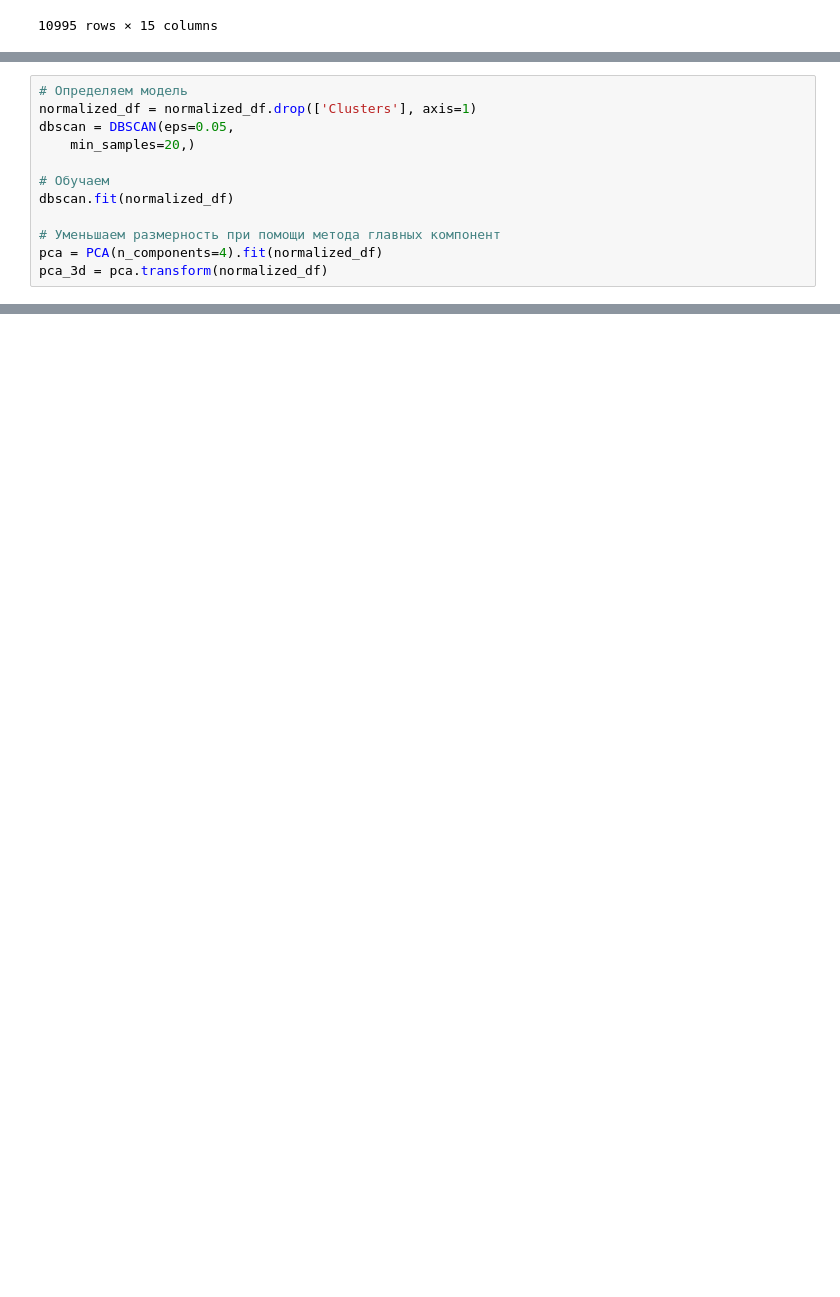
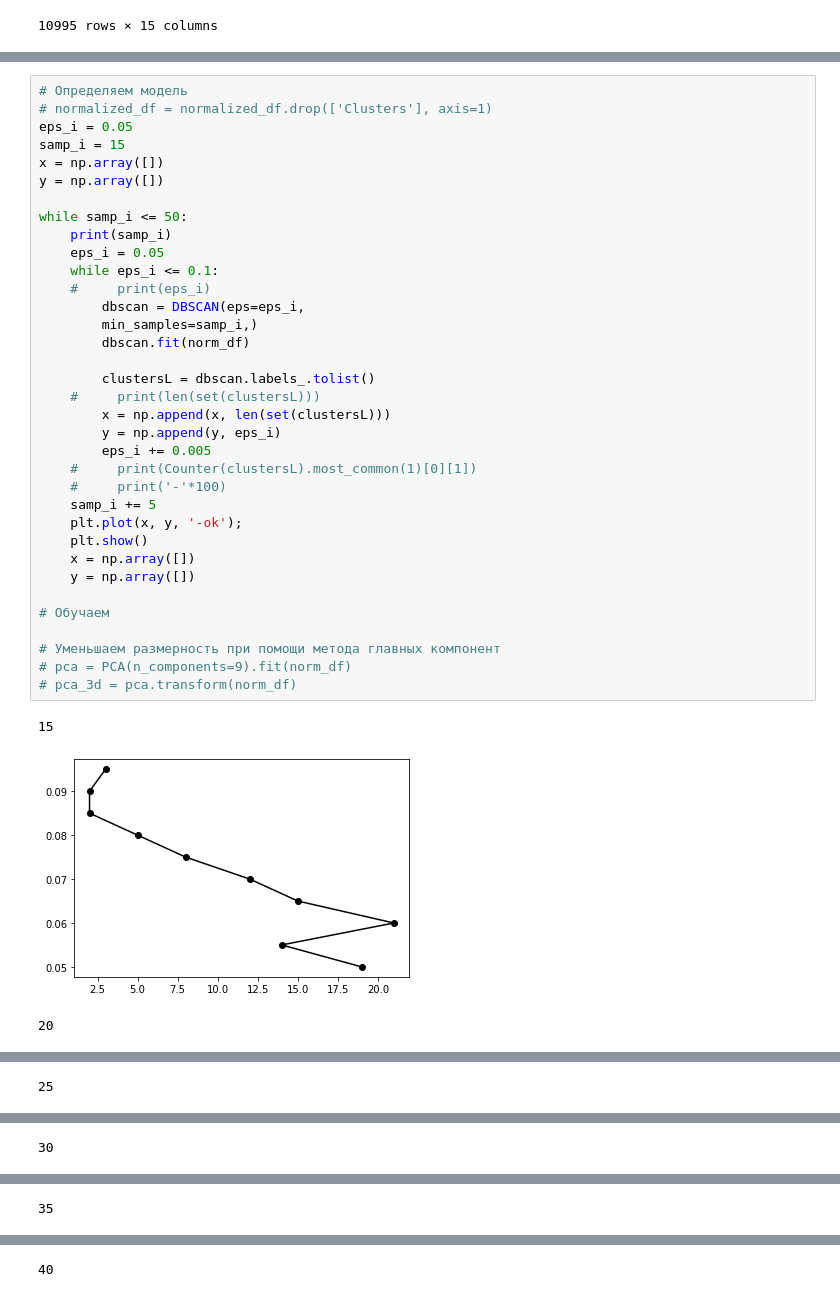
Before and after one commit to 1dimadim1/-PyLearn, a Jupyter notebook: HW2/HW2/HW2.2.ipynb, the cells around one changed output, grey strips where cells are left out. Cells and saved outputs as stored; diff of their text form; blank space fills up the shorter version.

```diff
--- a/HW2/HW2/HW2.2.ipynb
+++ b/HW2/HW2/HW2.2.ipynb
@@ -87,12 +105,39 @@ plt.show()
 # %%
 # Определяем модель
-normalized_df = normalized_df.drop(['Clusters'], axis=1)
-dbscan = DBSCAN(eps=0.05,
-    min_samples=20,)
+# normalized_df = normalized_df.drop(['Clusters'], axis=1)
+eps_i = 0.05
+samp_i = 15
+x = np.array([])
+y = np.array([])
+
+while samp_i <= 50:
+    print(samp_i)
+    eps_i = 0.05
+    while eps_i <= 0.1:
+    #     print(eps_i)
+        dbscan = DBSCAN(eps=eps_i,
+        min_samples=samp_i,)
+        dbscan.fit(norm_df)
+
+        clustersL = dbscan.labels_.tolist()
+    #     print(len(set(clustersL)))
+        x = np.append(x, len(set(clustersL)))
+        y = np.append(y, eps_i)
+        eps_i += 0.005
+    #     print(Counter(clustersL).most_common(1)[0][1])
+    #     print('-'*100)
+    samp_i += 5
+    plt.plot(x, y, '-ok');
+    plt.show()
+    x = np.array([])
+    y = np.array([])
 
 # Обучаем
-dbscan.fit(normalized_df)
 
 # Уменьшаем размерность при помощи метода главных компонент
-pca = PCA(n_components=4).fit(normalized_df)
-pca_3d = pca.transform(normalized_df)
+# pca = PCA(n_components=9).fit(norm_df)
+# pca_3d = pca.transform(norm_df)
+# %% [output]
+15
+[figure, added]
+20
@@ -98,0 +145 @@ pca_3d = pca.transform(normalized_df)
+25
@@ -98,0 +147 @@ pca_3d = pca.transform(normalized_df)
+30
@@ -98,0 +149 @@ pca_3d = pca.transform(normalized_df)
+35
@@ -98,0 +151 @@ pca_3d = pca.transform(normalized_df)
+40
```
Also changed, not shown: parts of 11 cells of this notebook, 1 other file.
